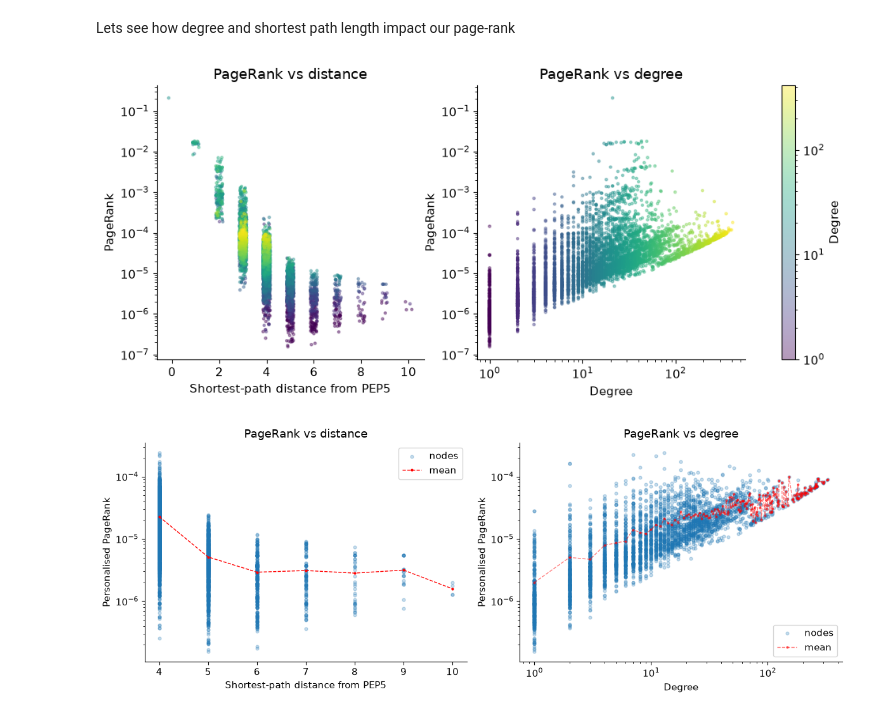
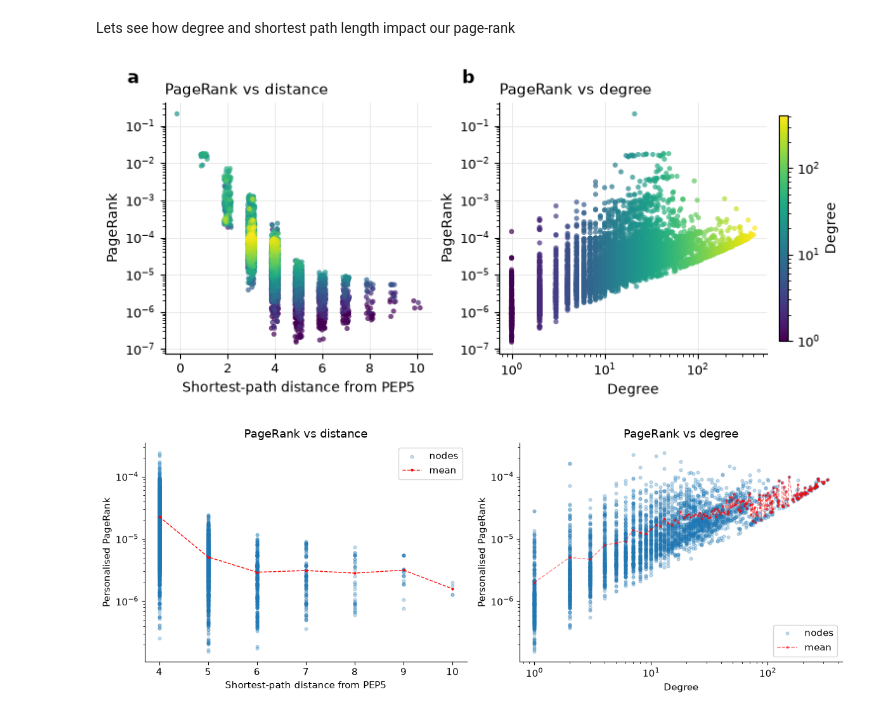
Before and after one commit to orlando2130/Math-3888-group-E, a Jupyter notebook: wk10/page_rank_testing.ipynb, the cells around one changed output. Drawn from its saved outputs; the diff is of its cells as text; code cells hidden in the pictures.

Commit message:
more figures for report

```diff
--- a/wk10/page_rank_testing.ipynb
+++ b/wk10/page_rank_testing.ipynb
@@ -52,42 +52,83 @@ ALPHA = 0.8
 pagerank = nx.pagerank(G, alpha=ALPHA, personalization=personalization_vector)
 degrees = {node : G.degree(node) for node in G}
 # %%
+import numpy as np
+import matplotlib.pyplot as plt
+from matplotlib.colors import LogNorm
+from matplotlib.ticker import MaxNLocator
+from scipy.stats import spearmanr
+
+# ---- data ----
 nodes = [n for n in G if n in distances if n not in essential_proteins]
 
 pr   = np.array([pagerank[n]  for n in nodes])
 dist = np.array([distances[n] for n in nodes])
 deg  = np.array([degrees[n]   for n in nodes])
 
 rng = np.random.default_rng(1)
 jitter = rng.uniform(-0.15, 0.15, size=len(nodes))
 
-# sort ascending by degree so high-degree points are drawn last
+# draw high-degree points last
 order = np.argsort(deg, kind="stable")
 pr, dist, deg, jitter = pr[order], dist[order], deg[order], jitter[order]
 
-fig, axes = plt.subplots(1, 2, figsize=(12, 4.5))
+# ---- style ----
+plt.rcParams.update({
+    "font.family": "sans-serif",
+    "font.size": 10,
+    "axes.titlesize": 11,
+    "axes.labelsize": 10,
+    "xtick.labelsize": 9,
+    "ytick.labelsize": 9,
+    "axes.spines.top": False,
+    "axes.spines.right": False,
+    "axes.linewidth": 0.8,
+    "axes.grid": True,
+    "grid.color": "0.9",
+    "grid.linewidth": 0.6,
+    "axes.axisbelow": True,
+    "pdf.fonttype": 42,   # editable text in PDF
+})
 
-axes[0].scatter(dist + jitter, pr, cmap="viridis", c=deg,
-                norm=LogNorm(vmin=deg.min(), vmax=deg.max()), s=5, alpha=0.4)
-axes[0].set_xlabel("Shortest-path distance from PEP5")
-axes[0].set_ylabel("PageRank")
-axes[0].set_yscale("log")
-axes[0].set_title("PageRank vs distance")
+norm = LogNorm(vmin=deg.min(), vmax=deg.max())
+scatter_kw = dict(c=deg, cmap="viridis", norm=norm, s=14, alpha=0.7,
+                  linewidths=0, rasterized=True)
 
-sc = axes[1].scatter(deg, pr, cmap="viridis", c=deg,
-                     norm=LogNorm(vmin=deg.min(), vmax=deg.max()), s=5, alpha=0.4)
-axes[1].set_xlabel("Degree")
-axes[1].set_ylabel("PageRank")
-axes[1].set_xscale("log")
-axes[1].set_yscale("log")
-axes[1].set_title("PageRank vs degree")
+fig, axes = plt.subplots(1, 2, figsize=(7.5, 3.4), constrained_layout=True)
 
-fig.colorbar(sc, ax=axes, label="Degree")
+# ---- (a) PageRank vs distance ----
+ax = axes[0]
+ax.scatter(dist + jitter, pr, **scatter_kw)
+ax.set_xlabel("Shortest-path distance from PEP5")
+ax.set_ylabel("PageRank")
+ax.set_yscale("log")
+ax.xaxis.set_major_locator(MaxNLocator(integer=True))
+ax.set_title("PageRank vs distance", loc="left")
 
-plt.savefig("wk10/PPR.png")
+# ---- (b) PageRank vs degree ----
+ax = axes[1]
+sc = ax.scatter(deg, pr, **scatter_kw)
+ax.set_xlabel("Degree")
+ax.set_ylabel("PageRank")
+ax.set_xscale("log")
+ax.set_yscale("log")
+ax.set_title("PageRank vs degree", loc="left")
+
+# ---- panel labels ----
+for ax, lab in zip(axes, "ab"):
+    ax.text(-0.14, 1.06, lab, transform=ax.transAxes,
+            fontsize=13, fontweight="bold", va="bottom")
+
+# ---- shared colorbar ----
+cb = fig.colorbar(sc, ax=axes, pad=0.02, shrink=0.9, aspect=25)
+cb.set_label("Degree")
+cb.solids.set_alpha(1)   # colorbar stays opaque even though points are alpha
+
+fig.savefig("wk10/pagerank_scatter.pdf", bbox_inches="tight")          # vector, best for LaTeX
+fig.savefig("wk10/pagerank_scatter.png", dpi=300, bbox_inches="tight") # for Word/slides
 plt.show()
 # %% [output]
-[figure, old version]
+[figure, new version]
 # %%
 df = pd.DataFrame({
     "pagerank": [pagerank[n] for n in nodes],
```
Also changed, not shown: parts of 1 cell of this notebook, 6 other files.
